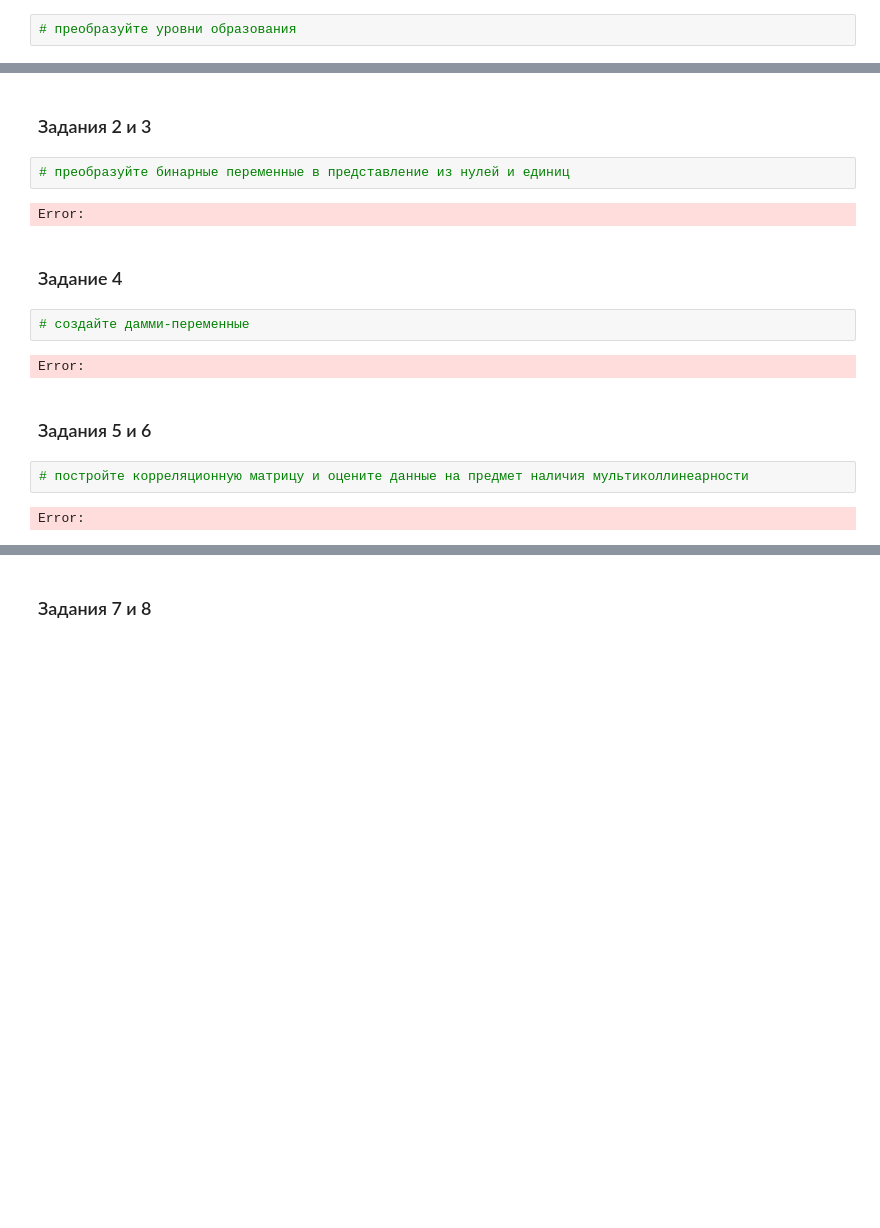
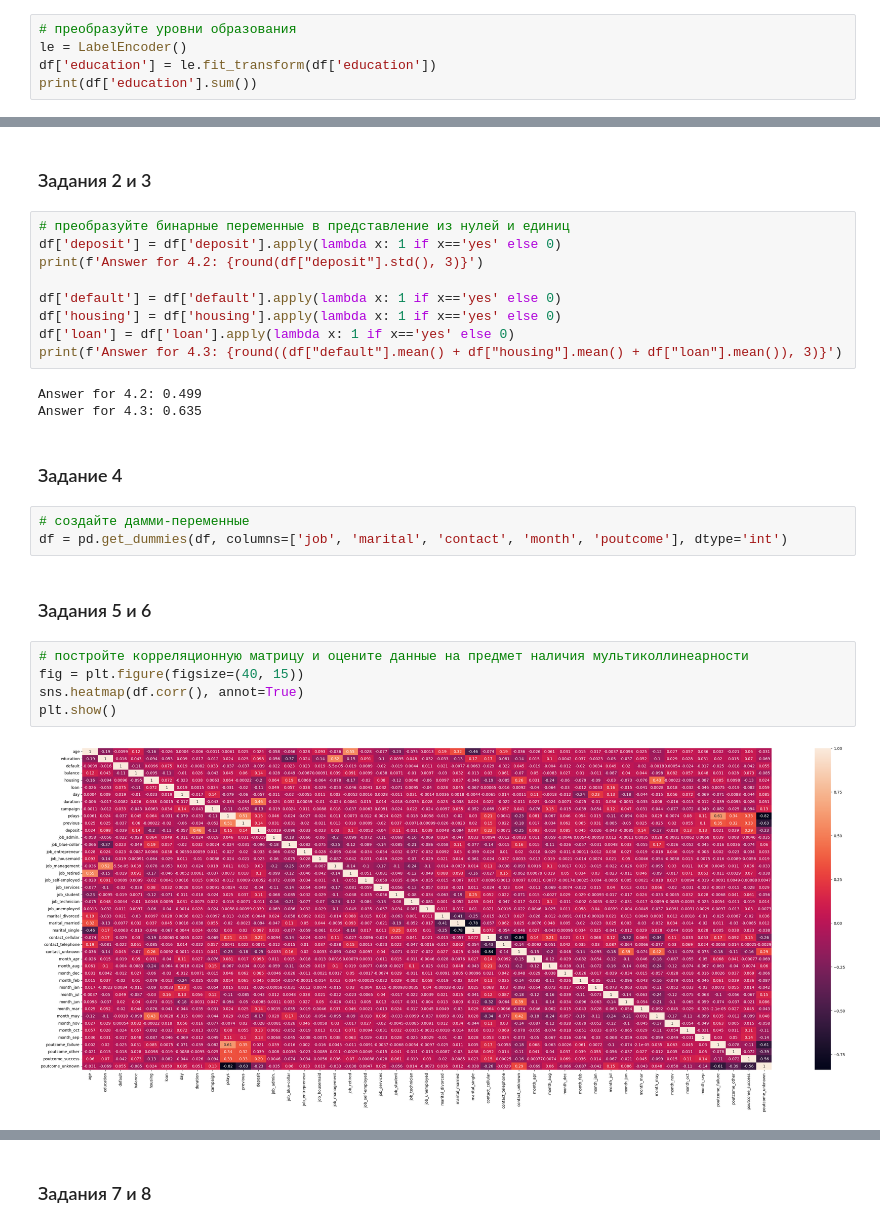
Before and after one commit to Blooodniy/PROJECT-4, a Jupyter notebook: Project_4_ML copy.ipynb, the cells around one changed output, grey strips where cells are left out. Cells and saved outputs as stored; diff of their text form; blank space fills up the shorter version.

```diff
--- a/Project_4_ML copy.ipynb
+++ b/Project_4_ML copy.ipynb
@@ -530,4 +530,7 @@ plt.show()
 ### Задание 1
 # %%
 # преобразуйте уровни образования
+le = LabelEncoder()
+df['education'] = le.fit_transform(df['education'])
+print(df['education'].sum())
 # %% [output]
@@ -536,17 +543,27 @@ Error:
 ### Задания 2 и 3
 # %%
 # преобразуйте бинарные переменные в представление из нулей и единиц
+df['deposit'] = df['deposit'].apply(lambda x: 1 if x=='yes' else 0)
+print(f'Answer for 4.2: {round(df["deposit"].std(), 3)}')
+
+df['default'] = df['default'].apply(lambda x: 1 if x=='yes' else 0)
+df['housing'] = df['housing'].apply(lambda x: 1 if x=='yes' else 0)
+df['loan'] = df['loan'].apply(lambda x: 1 if x=='yes' else 0)
+print(f'Answer for 4.3: {round((df["default"].mean() + df["housing"].mean() + df["loan"].mean()), 3)}')
 # %% [output]
-Error:
+Answer for 4.2: 0.499
+Answer for 4.3: 0.635
 # %% [markdown]
 ### Задание 4
 # %%
 # создайте дамми-переменные
+df = pd.get_dummies(df, columns=['job', 'marital', 'contact', 'month', 'poutcome'], dtype='int')
-# %% [output]
-Error:
 # %% [markdown]
 ### Задания 5 и 6
 # %%
 # постройте корреляционную матрицу и оцените данные на предмет наличия мультиколлинеарности
+fig = plt.figure(figsize=(40, 15))
+sns.heatmap(df.corr(), annot=True)
+plt.show()
 # %% [output]
-Error:
+[figure, added]
```
Also changed, not shown: parts of 14 cells of this notebook.
